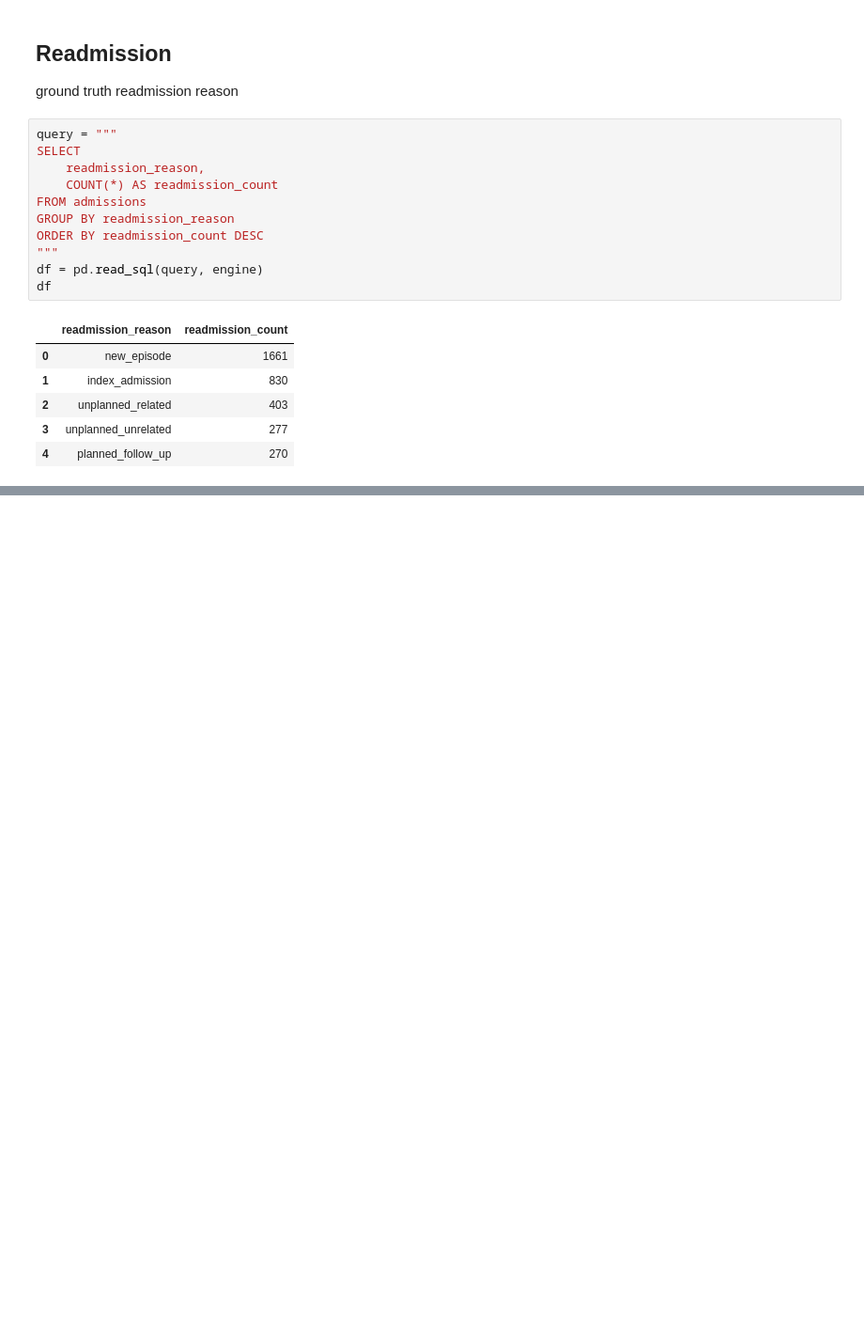
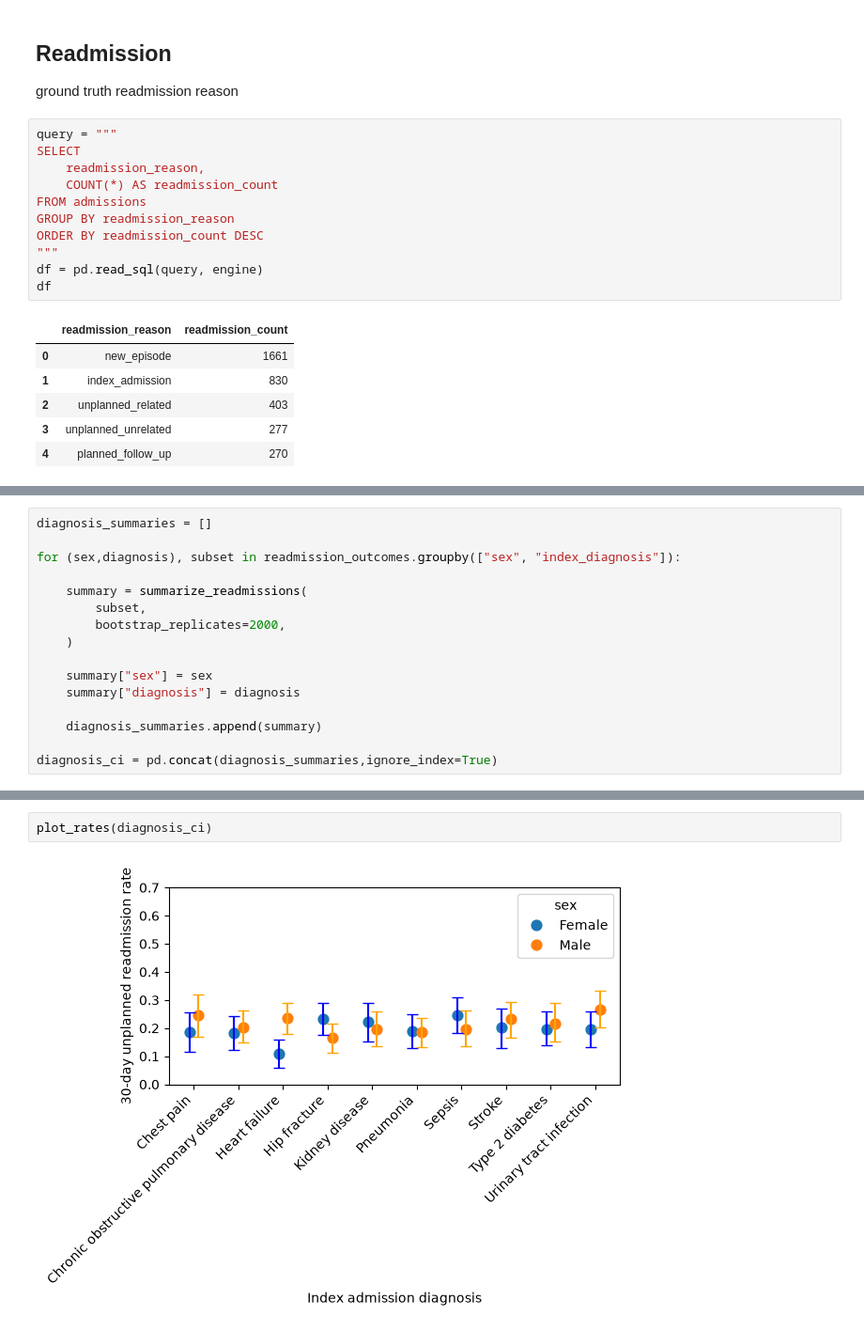
Before and after one commit to robertmaidstone/readmission-study, a Jupyter notebook: notebooks/analysis.ipynb, the cells around one changed output, grey strips where cells are left out. Shown at 94% size. Saved outputs shown, nothing was run; the diff lists cells and outputs as text; blank space fills up the shorter version.

```diff
--- a/notebooks/analysis.ipynb
+++ b/notebooks/analysis.ipynb
@@ -331,0 +371,16 @@ plt.tight_layout()
+# %%
+diagnosis_summaries = []
+
+for (sex,diagnosis), subset in readmission_outcomes.groupby(["sex", "index_diagnosis"]):
+
+    summary = summarize_readmissions(
+        subset,
+        bootstrap_replicates=2000,
+    )
+
+    summary["sex"] = sex
+    summary["diagnosis"] = diagnosis
+
+    diagnosis_summaries.append(summary)
+
+diagnosis_ci = pd.concat(diagnosis_summaries,ignore_index=True)
@@ -331,0 +407,4 @@ plt.tight_layout()
+# %%
+plot_rates(diagnosis_ci)
+# %% [output]
+[figure, added]
```
Also changed, not shown: parts of 9 cells of this notebook, 4 other files.
